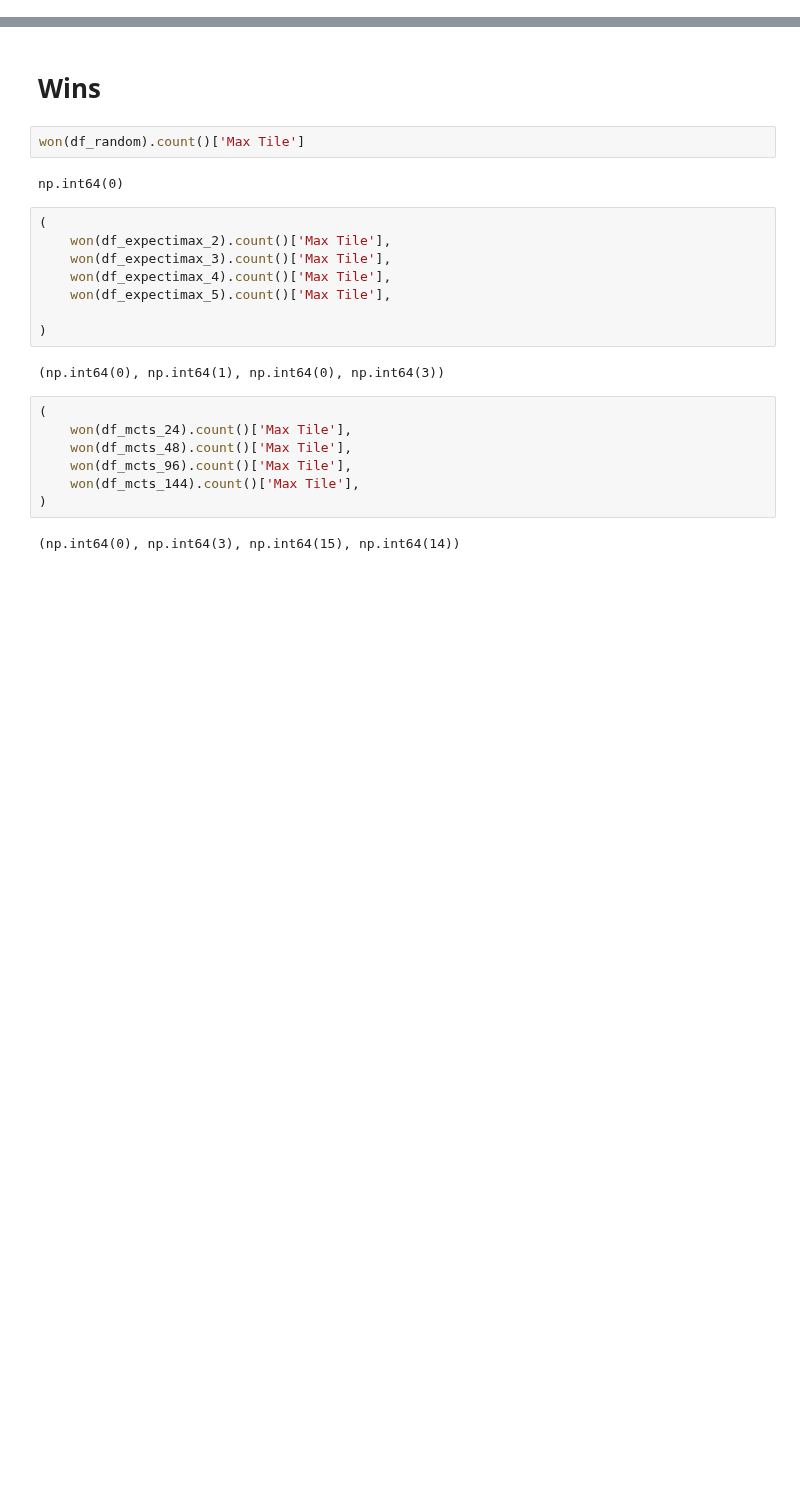
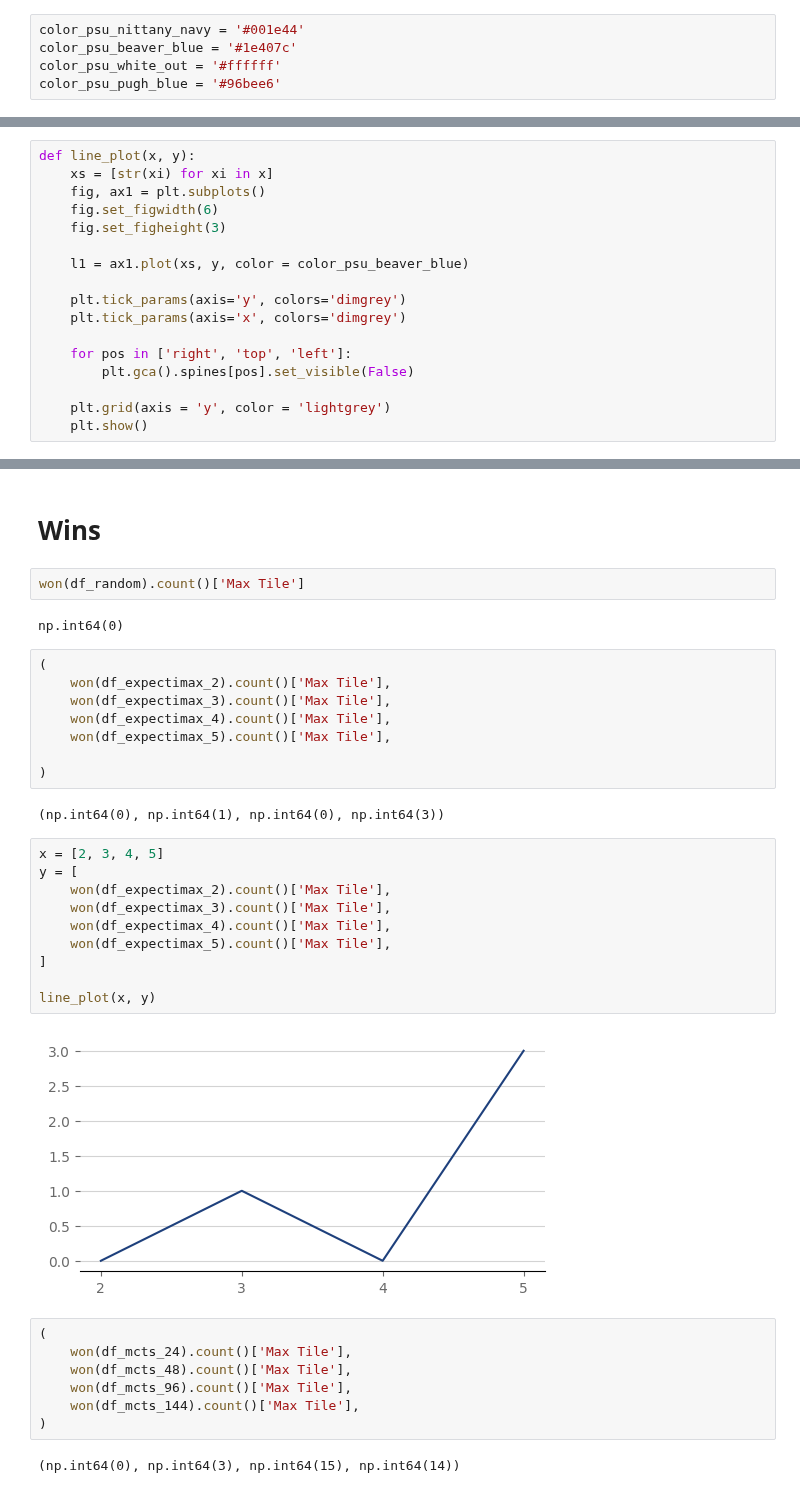
Before and after one commit to PSU-AI801-Group1-Fall-2024/2048-experiments, a Jupyter notebook: data-synthensis.ipynb, the cells around one changed output, grey strips where cells are left out. Cells and saved outputs as stored; diff of their text form; blank space fills up the shorter version.

Commit message:
started line plots

```diff
--- a/data-synthensis.ipynb
+++ b/data-synthensis.ipynb
@@ -4,6 +4,11 @@ import matplotlib.pyplot as plt
 import pandas as pd
 # %%
 ITERATION_COUNT = 200.0
+# %%
+color_psu_nittany_navy = '#001e44'
+color_psu_beaver_blue = '#1e407c'
+color_psu_white_out = '#ffffff'
+color_psu_pugh_blue = '#96bee6'
 # %%
 def won(df):
     return df[df['Max Tile'] > 1024]
@@ -10,3 +17,20 @@ def won(df):
+# %%
+def line_plot(x, y):
+    xs = [str(xi) for xi in x]
+    fig, ax1 = plt.subplots()
+    fig.set_figwidth(6)
+    fig.set_figheight(3)
+
+    l1 = ax1.plot(xs, y, color = color_psu_beaver_blue)
+
+    plt.tick_params(axis='y', colors='dimgrey')
+    plt.tick_params(axis='x', colors='dimgrey')
+
+    for pos in ['right', 'top', 'left']:
+        plt.gca().spines[pos].set_visible(False)
+
+    plt.grid(axis = 'y', color = 'lightgrey')
+    plt.show()
 # %% [markdown]
 # Data Load
 # %%
@@ -76,6 +102,18 @@ np.int64(0)
 )
 # %% [output]
 (np.int64(0), np.int64(1), np.int64(0), np.int64(3))
+# %%
+x = [2, 3, 4, 5]
+y = [
+    won(df_expectimax_2).count()['Max Tile'],
+    won(df_expectimax_3).count()['Max Tile'],
+    won(df_expectimax_4).count()['Max Tile'],
+    won(df_expectimax_5).count()['Max Tile'],
+]
+
+line_plot(x, y)
+# %% [output]
+[figure, added]
 # %%
 (
     won(df_mcts_24).count()['Max Tile'],
```
Also changed, not shown: parts of 8 cells of this notebook.
